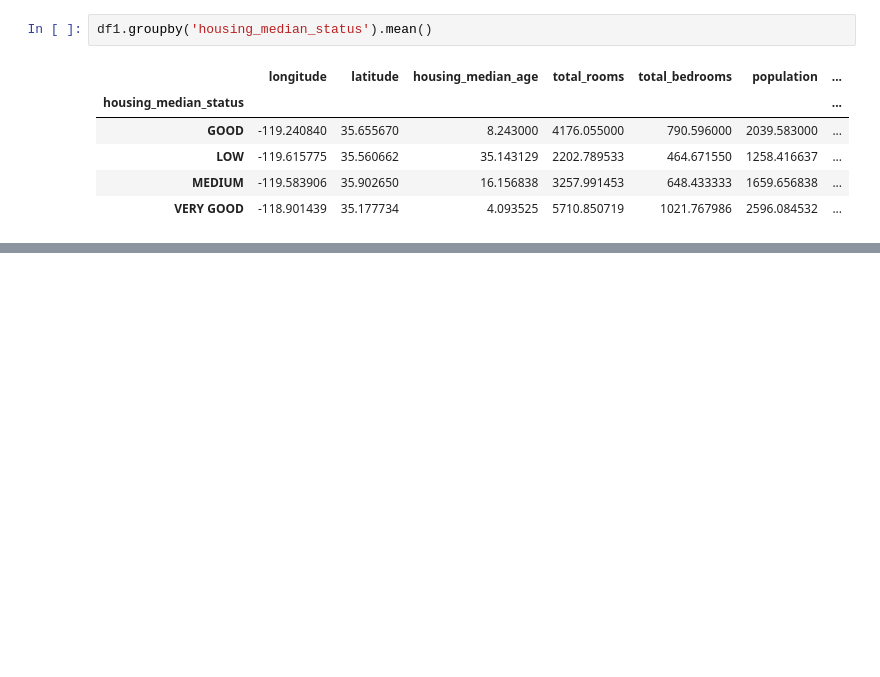
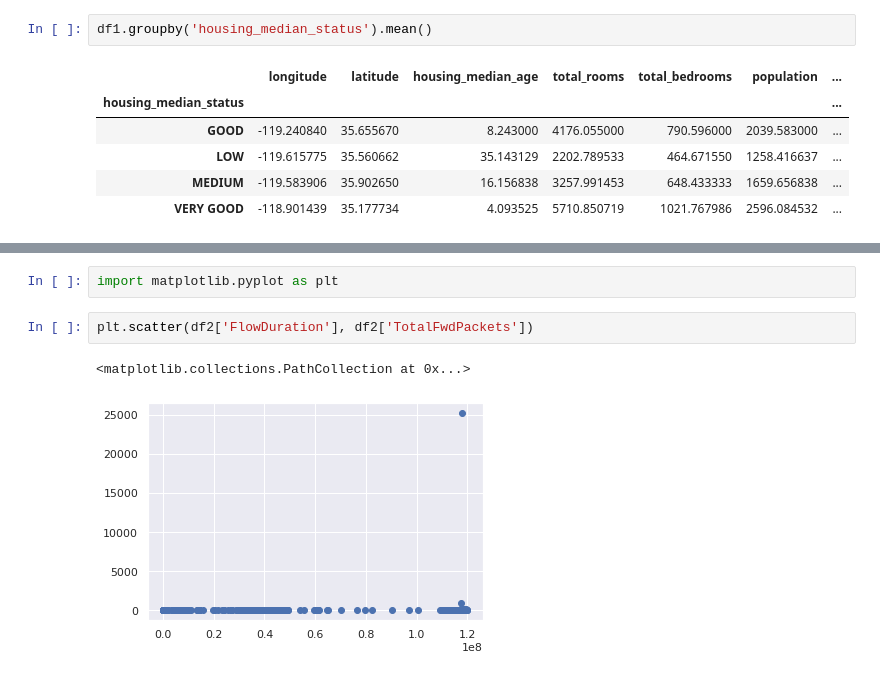
Before and after one commit to chaubeyarvind/DataAnalytics-NumPY, a Jupyter notebook: ArvindChaubey_DataAnalytics_Sep27_2022.ipynb, the cells around one changed output, grey strips where cells are left out. Saved outputs shown, nothing was run; the diff lists cells and outputs as text; blank space fills up the shorter version.

```diff
--- a/ArvindChaubey_DataAnalytics_Sep27_2022.ipynb
+++ b/ArvindChaubey_DataAnalytics_Sep27_2022.ipynb
@@ -606,0 +742,7 @@ df1.groupby('ocean_proximity').agg(list)
+# %%
+import matplotlib.pyplot as plt
+# %%
+plt.scatter(df2['FlowDuration'], df2['TotalFwdPackets'])
+# %% [output]
+<matplotlib.collections.PathCollection at 0x...>
+[figure, added]
```
Also changed, not shown: parts of 23 cells of this notebook.
